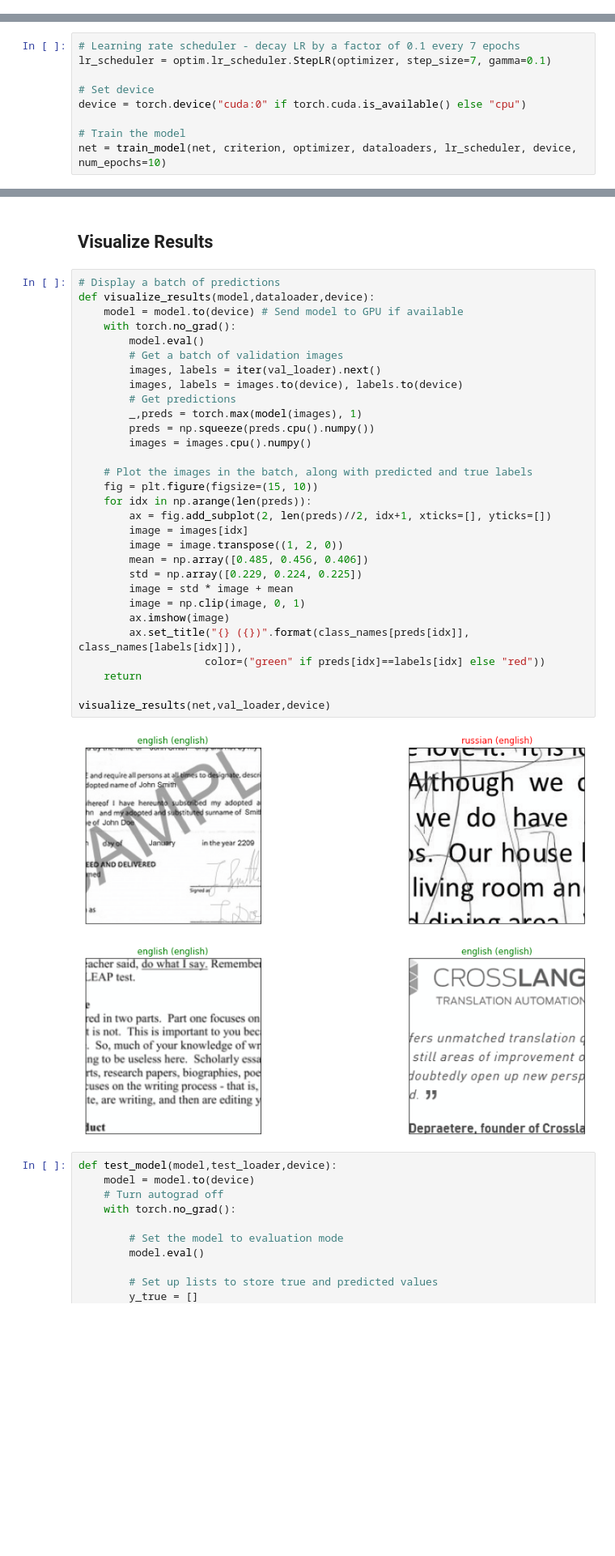
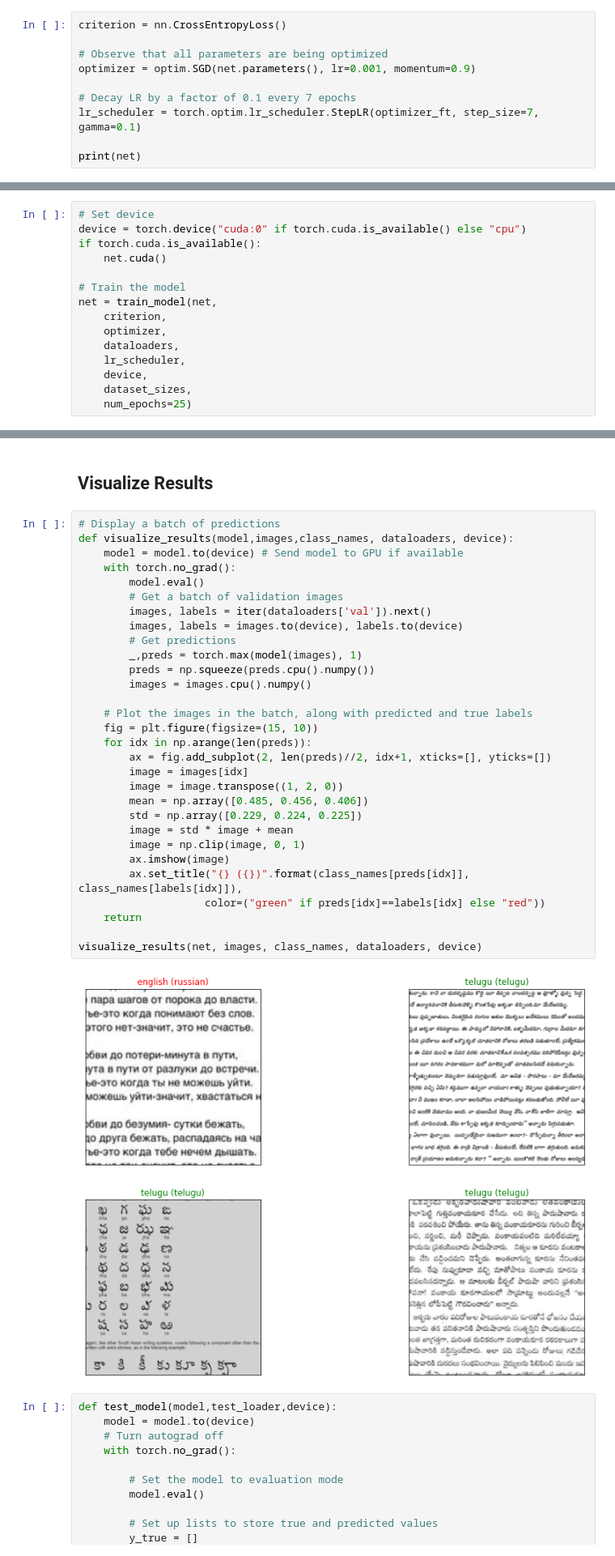
Before and after one commit to shyamal-anadkat/DocumentImageCV, a Jupyter notebook: notebooks/main.ipynb, the cells around one changed output, grey strips where cells are left out. Shown: that part at 81% size. Saved outputs shown, nothing was run; the diff lists cells and outputs as text; blank space fills up the shorter version.

```diff
--- a/notebooks/main.ipynb
+++ b/notebooks/main.ipynb
@@ -128,0 +126,10 @@ optimizer = optim.SGD(net.parameters(), lr=0.001, momentum=0.9)
+# %%
+criterion = nn.CrossEntropyLoss()
+
+# Observe that all parameters are being optimized
+optimizer = optim.SGD(net.parameters(), lr=0.001, momentum=0.9)
+
+# Decay LR by a factor of 0.1 every 7 epochs
+lr_scheduler = torch.optim.lr_scheduler.StepLR(optimizer_ft, step_size=7, gamma=0.1)
+
+print(net)
@@ -204,11 +230,17 @@ def train_model(model, criterion, optimizer, dataloaders, scheduler, device, num
     return model
 # %%
-# Learning rate scheduler - decay LR by a factor of 0.1 every 7 epochs
-lr_scheduler = optim.lr_scheduler.StepLR(optimizer, step_size=7, gamma=0.1)
-
 # Set device
 device = torch.device("cuda:0" if torch.cuda.is_available() else "cpu")
+if torch.cuda.is_available():
+    net.cuda()
 
 # Train the model
-net = train_model(net, criterion, optimizer, dataloaders, lr_scheduler, device, num_epochs=10)
+net = train_model(net,
+    criterion,
+    optimizer,
+    dataloaders,
+    lr_scheduler,
+    device,
+    dataset_sizes,
+    num_epochs=25)
 # %% [output]
@@ -245,36 +277,36 @@ train Loss: 0.8302 Acc: 0.6384
 ## Visualize Results
 # %%
 # Display a batch of predictions
-def visualize_results(model,dataloader,device):
+def visualize_results(model,images,class_names, dataloaders, device):
     model = model.to(device) # Send model to GPU if available
     with torch.no_grad():
         model.eval()
         # Get a batch of validation images
-        images, labels = iter(val_loader).next()
+        images, labels = iter(dataloaders['val']).next()
         images, labels = images.to(device), labels.to(device)
         # Get predictions
         _,preds = torch.max(model(images), 1)
         preds = np.squeeze(preds.cpu().numpy())
         images = images.cpu().numpy()
 
     # Plot the images in the batch, along with predicted and true labels
     fig = plt.figure(figsize=(15, 10))
     for idx in np.arange(len(preds)):
         ax = fig.add_subplot(2, len(preds)//2, idx+1, xticks=[], yticks=[])
         image = images[idx]
         image = image.transpose((1, 2, 0))
         mean = np.array([0.485, 0.456, 0.406])
         std = np.array([0.229, 0.224, 0.225])
         image = std * image + mean
         image = np.clip(image, 0, 1)
         ax.imshow(image)
         ax.set_title("{} ({})".format(class_names[preds[idx]], class_names[labels[idx]]),
                     color=("green" if preds[idx]==labels[idx] else "red"))
     return
 
-visualize_results(net,val_loader,device)
+visualize_results(net, images, class_names, dataloaders, device)
 # %% [output]
-[figure, old version]
+[figure, new version]
 # %%
 def test_model(model,test_loader,device):
     model = model.to(device)
```
Also changed, not shown: parts of 10 cells of this notebook, 3 other files.
